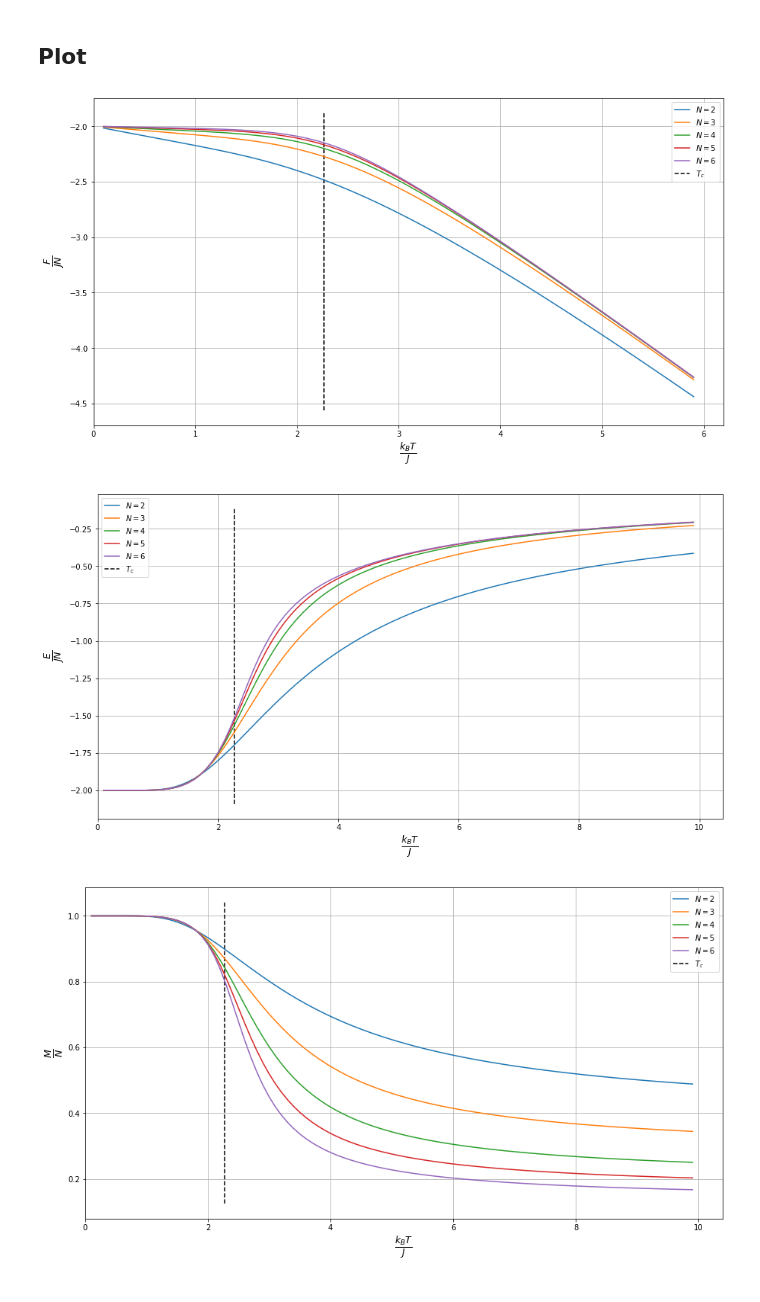
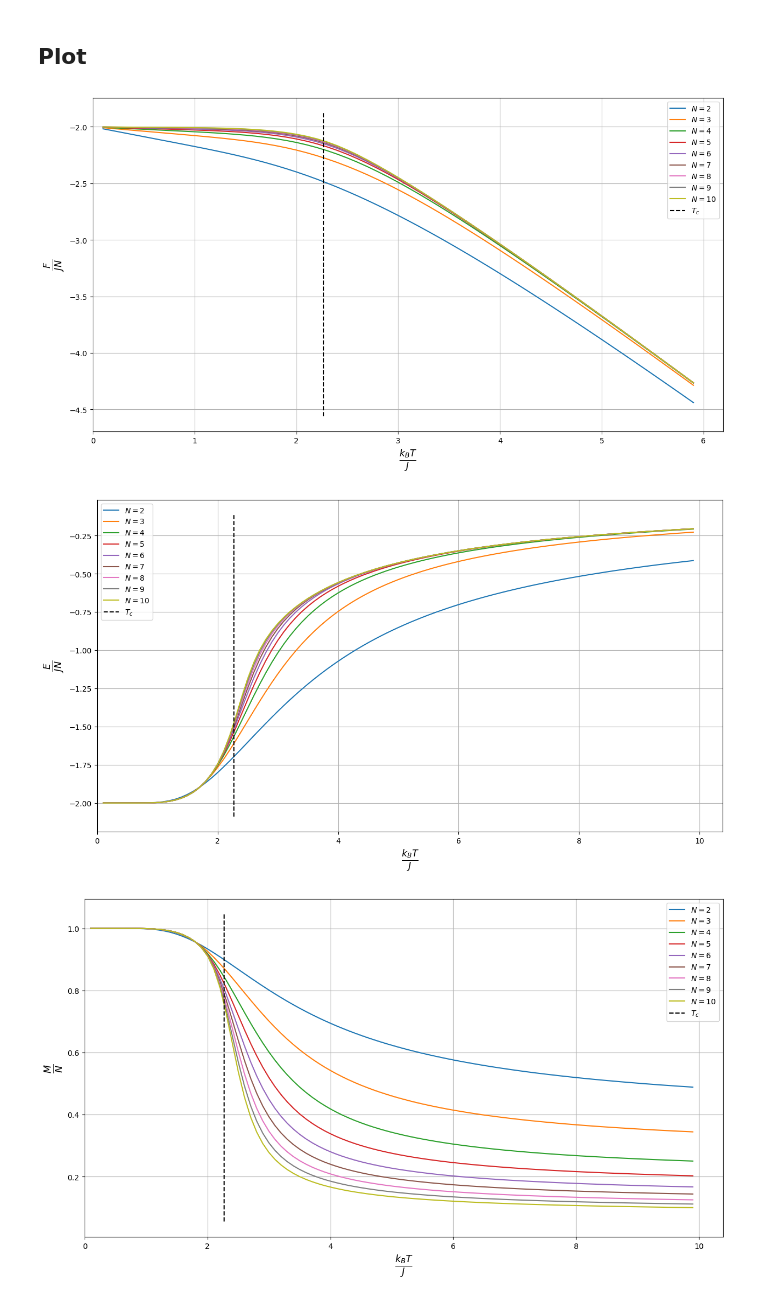
Before and after one commit to hinohi/ising-partition-function, a Jupyter notebook: main.ipynb, the cells around one changed output. Drawn from its saved outputs; the diff is of its cells as text; code cells hidden in the pictures.

```diff
--- a/main.ipynb
+++ b/main.ipynb
@@ -67,7 +67,7 @@ class NumberOfState:
         data = []
         for line in open(f'data/{n}x{n}.txt'):
             e, m, c = line.split()
-            data.append((int(e), int(m), int(c)))
+            data.append((int(e), int(m), float(c)))
         data = np.array(data)
         self.e, self.m, c = data.T
         self.c = np.log(c)
@@ -98,7 +98,7 @@ templature = np.arange(0.1, 6, 0.1)
 
 ymin = float('inf')
 ymax = float('-inf')
-for n in [2, 3, 4, 5, 6]:
+for n in [2, 3, 4, 5, 6, 7, 8, 9, 10]:
     ns = NumberOfState(n)
     free_enegy = [ns.free_enegy(1.0 / t) for t in templature]
     ax.plot(templature, free_enegy, label=f'$N={n}$')
@@ -112,13 +112,13 @@ ax.legend()
 ax.set_xbound(0, None)
 ax.grid()
 # %% [output]
-[figure, old version]
+[figure, new version]
 # %%
 fig, ax = plt.subplots(figsize=(15, 8))
 
 templature = np.arange(0.1, 10, 0.1)
 
-for n in [2, 3, 4, 5, 6]:
+for n in [2, 3, 4, 5, 6, 7, 8, 9, 10]:
     ns = NumberOfState(n)
     energy = [ns.energy(1.0 / t) for t in templature]
     ax.plot(templature, energy, label=f'$N={n}$')
@@ -130,22 +130,22 @@ ax.legend()
 ax.set_xbound(0, None)
 ax.grid()
 # %% [output]
-[figure, old version]
+[figure, new version]
 # %%
 fig, ax = plt.subplots(figsize=(15, 8))
 
 templature = np.arange(0.1, 10, 0.1)
 
-for n in [2, 3, 4, 5, 6]:
+for n in [2, 3, 4, 5, 6, 7, 8, 9, 10]:
     ns = NumberOfState(n)
     magnetization = [ns.magnetization(1.0 / t) for t in templature]
     ax.plot(templature, magnetization, label=f'$N={n}$')
 
 ax.vlines(2 / np.log(1 + np.sqrt(2)), *ax.get_ybound(),  colors='black', linestyle='dashed', label='$T_c$')
 ax.set_xlabel(r'$\frac{k_BT}{J}$', fontdict={'size': 18})
 ax.set_ylabel(r'$\frac{M}{N}$', fontdict={'size': 18})
 ax.legend()
 ax.set_xbound(0, None)
 ax.grid()
 # %% [output]
-[figure, old version]
+[figure, new version]
```
Also changed, not shown: 6 other files.
